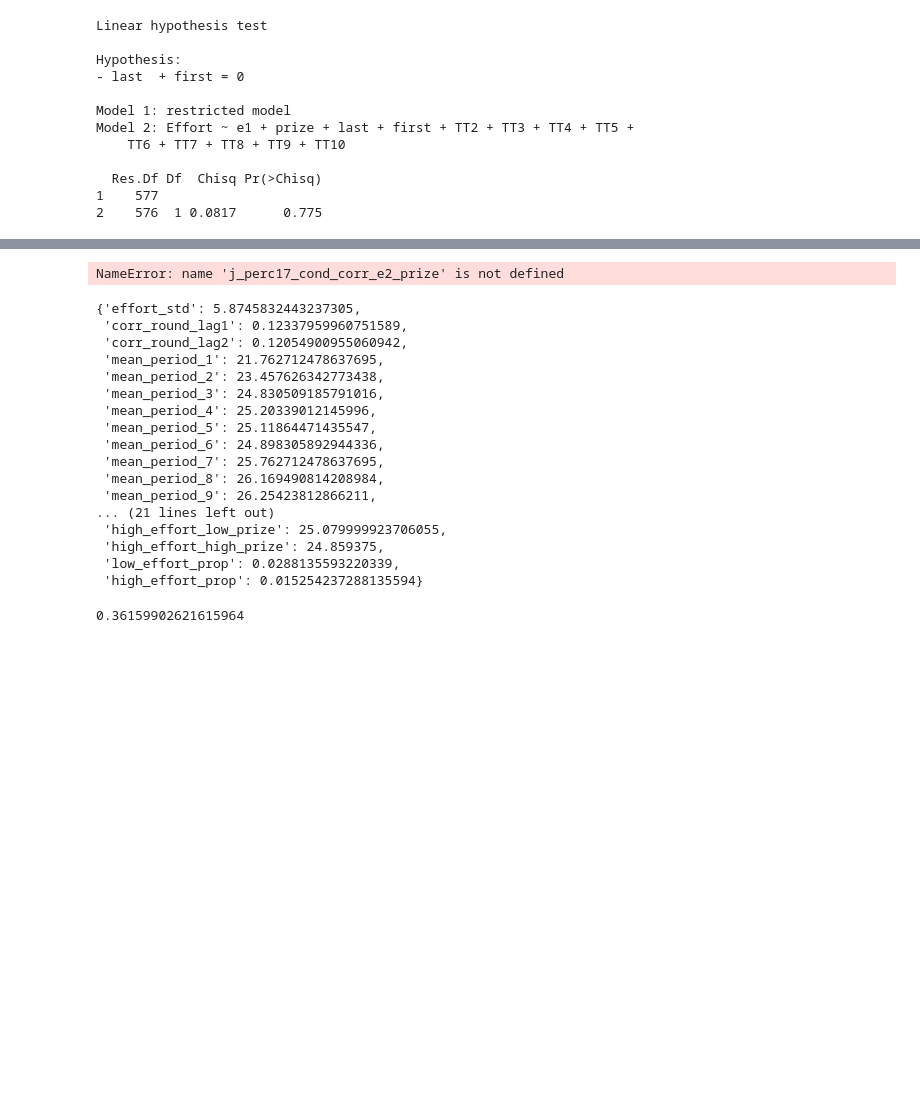
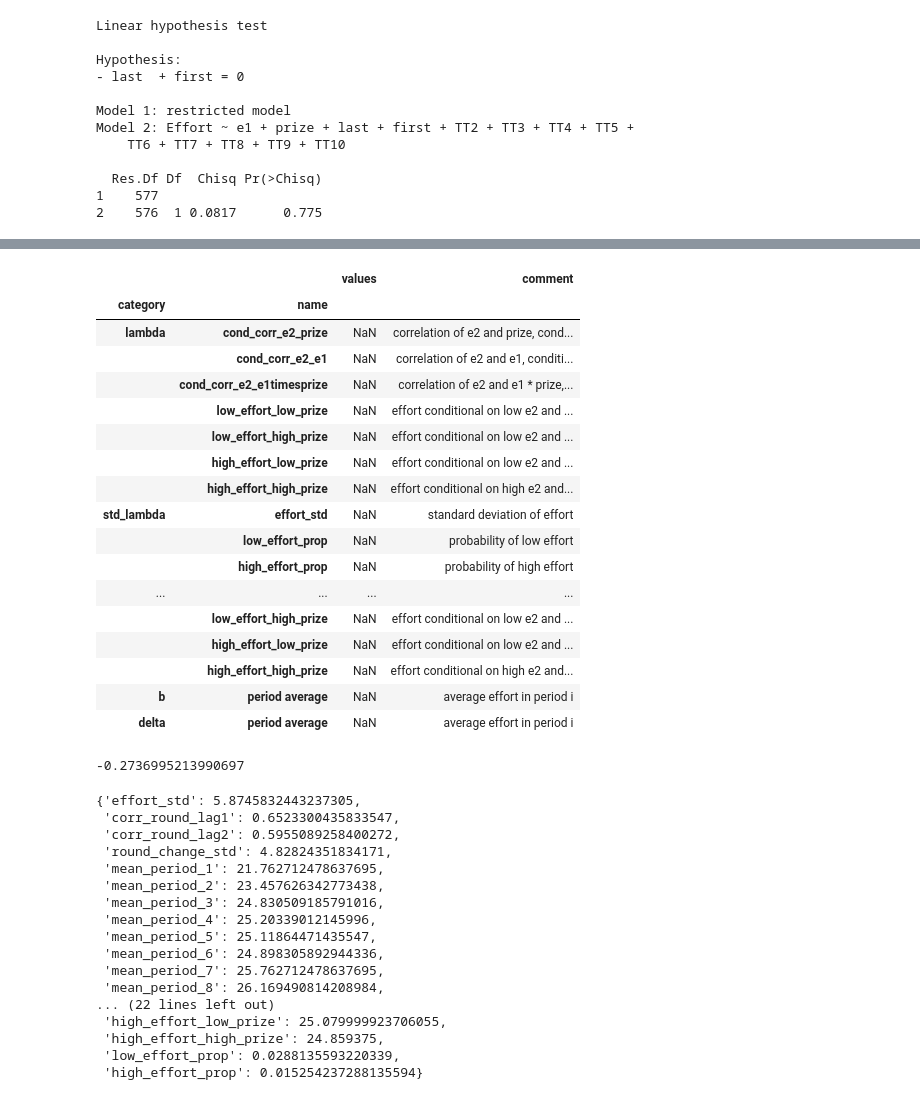
Before and after one commit to VincentSelz/microeconometrics-course-project-VincentSelz, a Jupyter notebook: Project-VincentSelz.ipynb, the cells around one changed output, grey strips where cells are left out. Cells and saved outputs as stored; diff of their text form; code cells hidden in the pictures; blank space fills up the shorter version.

```diff
--- a/Project-VincentSelz.ipynb
+++ b/Project-VincentSelz.ipynb
@@ -30,8 +30,10 @@ from IPython.display import display
 
 from auxiliary.overview import *
 from auxiliary.msm import *
+from auxiliary.helper import *
 
-pandas.set_option("display.precision", 3)
+pd.set_option("display.precision", 3)
+pd.set_option('display.max_colwidth', -1)
 # %% [output]
 The rpy2.ipython extension is already loaded. To reload it, use:
   %reload_ext rpy2.ipython
@@ -207,11 +209,33 @@ Adjusted R2                         0.037                   0.034
 F Statistic                7.709*** (df = 12; 519) 7.655*** (df = 12; 528)
 ==========================================================================
 Note:                                          *p<0.1; **p<0.05; ***p<0.01
+# %%
+params_description()
+# %% [output]
+|  |  | values | comment |
+| category | name |  |  |
+| lambda | cond_corr_e2_prize | NaN | correlation of e2 and prize, cond... |
+|  | cond_corr_e2_e1 | NaN | correlation of e2 and e1, conditi... |
+|  | cond_corr_e2_e1timesprize | NaN | correlation of e2 and e1 * prize,... |
+|  | low_effort_low_prize | NaN | effort conditional on low e2 and ... |
+|  | low_effort_high_prize | NaN | effort conditional on low e2 and ... |
+|  | high_effort_low_prize | NaN | effort conditional on low e2 and ... |
+|  | high_effort_high_prize | NaN | effort conditional on high e2 and... |
+| std_lambda | effort_std | NaN | standard deviation of effort |
+|  | low_effort_prop | NaN | probability of low effort |
+|  | high_effort_prop | NaN | probability of high effort |
+| ... | ... | ... | ... |
+|  | low_effort_high_prize | NaN | effort conditional on low e2 and ... |
+|  | high_effort_low_prize | NaN | effort conditional on low e2 and ... |
+|  | high_effort_high_prize | NaN | effort conditional on high e2 and... |
+| b | period average | NaN | average effort in period i |
+| delta | period average | NaN | average effort in period i |
 # %%
 calc_moments = {
     'effort_std': effort_std,
-    'corr_round_lag1': calc_autocorrelation_lag1,
-    'corr_round_lag2': calc_autocorrelation_lag2,
+    'corr_round_lag1': pooled_autocorr_lag1,
+    'corr_round_lag2': pooled_autocorr_lag2,
+    'round_change_std': round_change_std,
     'mean_period_1': period1_average,
     'mean_period_2': period2_average,
     'mean_period_3': period3_average,
@@ -247,13 +271,24 @@ calc_moments = {
     'low_effort_prop': low_effort_prop,
     'high_effort_prop': high_effort_prop
 }
-# %% [output]
-NameError: name 'j_perc17_cond_corr_e2_prize' is not defined
+# %%
+def perc17_cond_corr_e2_prize(df):
+    """J percentile of the correlation of e2 and the prize after partialing out other effects."""
+    corrs = list()
+    for i in df['s2'].unique():
+        p_resid = get_resid(df, i, 'prize')
+        e2_resid = get_resid(df, i, 'e2')
+        corrs.append(e2_resid.corr(p_resid))
+    return np.percentile(corrs, 16)
+perc17_cond_corr_e2_prize(df_2_pref)
+# %% [output]
+-0.2736995213990697
 # %%
 observed_moments = {
     'effort_std': effort_std(df_2_pref),
-    'corr_round_lag1': calc_autocorrelation_lag1(df_2_pref),
-    'corr_round_lag2': calc_autocorrelation_lag2(df_2_pref),
+    'corr_round_lag1': pooled_autocorr_lag1(df_2_pref),
+    'corr_round_lag2': pooled_autocorr_lag2(df_2_pref),
+    'round_change_std': round_change_std(df_2_pref),
     'mean_period_1': period1_average(df_2_pref),
     'mean_period_2': period2_average(df_2_pref),
     'mean_period_3': period3_average(df_2_pref),
@@ -292,8 +327,9 @@ observed_moments = {
 observed_moments
 # %% [output]
 {'effort_std': 5.8745832443237305,
- 'corr_round_lag1': 0.12337959960751589,
- 'corr_round_lag2': 0.12054900955060942,
+ 'corr_round_lag1': 0.6523300435833547,
+ 'corr_round_lag2': 0.5955089258400272,
+ 'round_change_std': 4.82824351834171,
  'mean_period_1': 21.762712478637695,
  'mean_period_2': 23.457626342773438,
  'mean_period_3': 24.830509185791016,
@@ -302,16 +338,8 @@ observed_moments
  'mean_period_6': 24.898305892944336,
  'mean_period_7': 25.762712478637695,
  'mean_period_8': 26.169490814208984,
- 'mean_period_9': 26.25423812866211,
-... (21 lines left out)
+... (22 lines left out)
  'high_effort_low_prize': 25.079999923706055,
  'high_effort_high_prize': 24.859375,
  'low_effort_prop': 0.0288135593220339,
  'high_effort_prop': 0.015254237288135594}
-# %%
-def calc_autocorrelation_lag1(df):
-    """Compute standard deviation of round to round change."""
-    corr_rounds = df.reset_index(inplace=False)
-    corr_rounds = corr_rounds.pivot(index='period', columns='subject')['e2']
-# %% [output]
-0.36159902621615964
```
Also changed, not shown: parts of 2 cells of this notebook.
